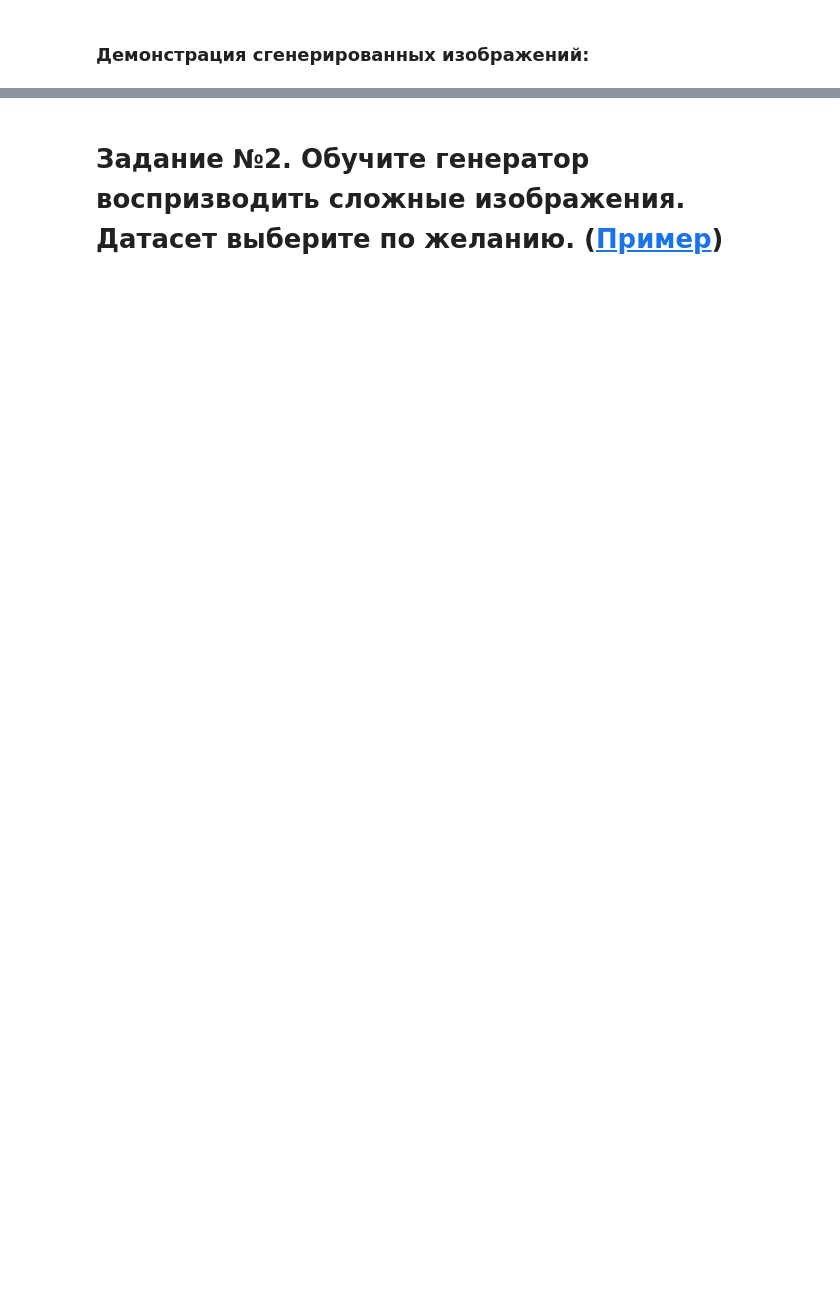
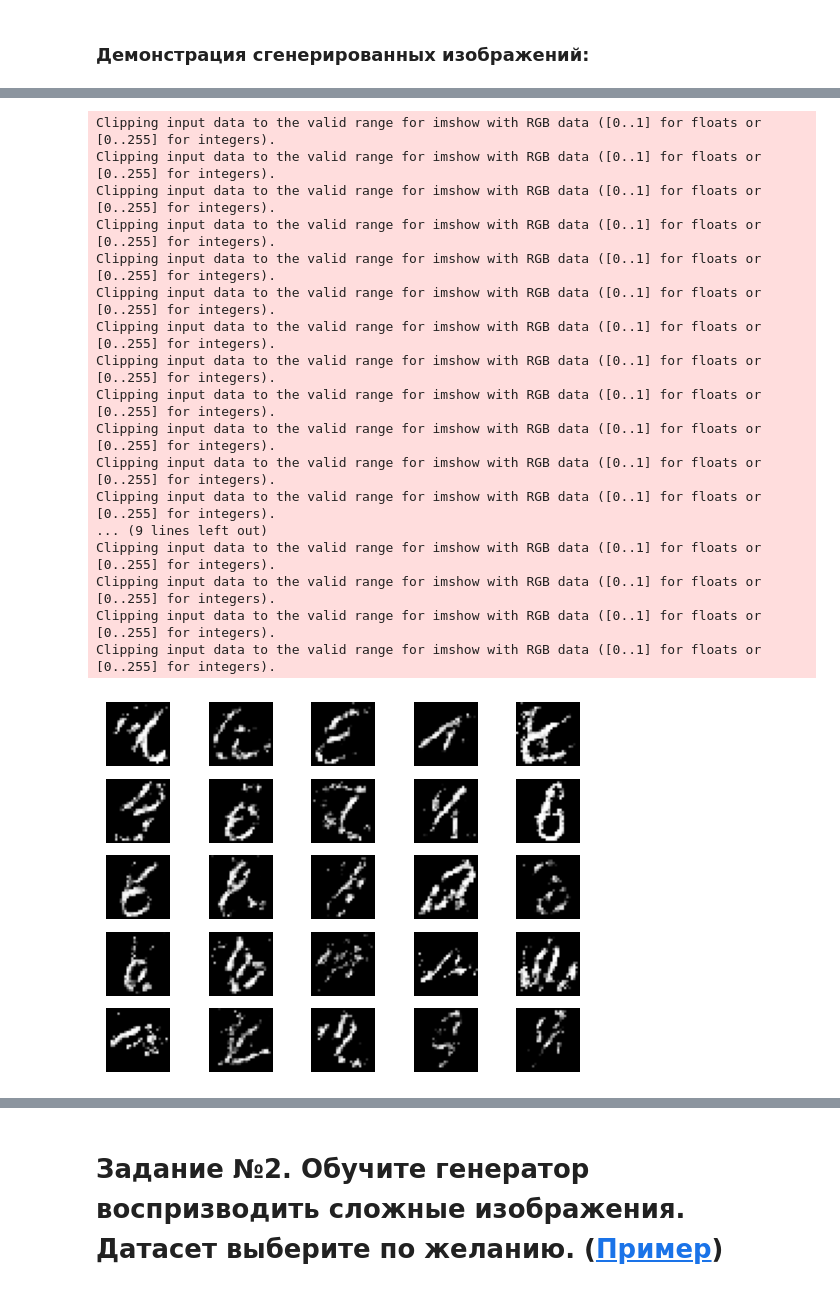
Before and after one commit to Flexlug/DeepLearning, a Jupyter notebook: Homework8/Homework8Part1.ipynb, the cells around one changed output, grey strips where cells are left out. Saved outputs shown, nothing was run; the diff lists cells and outputs as text; code cells hidden in the pictures; blank space fills up the shorter version.

```diff
--- a/Homework8/Homework8Part1.ipynb
+++ b/Homework8/Homework8Part1.ipynb
@@ -239,3 +217,29 @@ def save_imgs(epoch):
     Path('gen_images').mkdir(parents=True, exist_ok=True)
     fig.savefig('gen_images' + '\\' + f'epoch_{epoch}.png')
     plt.close()
+# %%
+img_rows = 28
+img_cols = 28
+channels = 1
+img_shape = (img_rows, img_cols, channels)
+
+# Определим наш оптимизатор для удобства использования в дальнейшем.
+optimizer = Adam(0.0002, 0.5)  #Скорость обучения и экспоненциальная скорость затухания для оценок первого момента.
+
+discriminator = build_discriminator()
+discriminator.compile(loss='binary_crossentropy',
+    optimizer=optimizer,
+    metrics=['accuracy'])
+
+generator = build_generator()
+generator.compile(loss='binary_crossentropy', optimizer=optimizer)
+
+z = Input(shape=(100,))
+img = generator(z)
+
+discriminator.trainable = False
+
+valid = discriminator(img)
+
+combined = Model(z, valid)
+combined.compile(loss='binary_crossentropy', optimizer=optimizer)
@@ -289,2 +278,6 @@ plt.imshow(gen_imgs[0], cmap='gray')
 # %% [markdown]
 ### Демонстрация сгенерированных изображений:
+# %%
+from keras.models import load_model
+
+gen = load_model('./att1_mong/generator_model_final_5.h5')
@@ -290,0 +286,34 @@ plt.imshow(gen_imgs[0], cmap='gray')
+# %%
+r, c = 5, 5
+fig, axs = plt.subplots(r, c)
+cnt = 0
+noise = np.random.normal(0, 1, (25, 100))
+gen_imgs = gen.predict(noise, verbose=0)
+
+for i in range(r):
+    for j in range(c):
+        img = cv2.cvtColor(gen_imgs[cnt], cv2.COLOR_BGR2RGB)
+        axs[i,j].imshow(img)
+        axs[i,j].axis('off')
+        cnt += 1
+
+plt.show()
+# %% [output]
+Clipping input data to the valid range for imshow with RGB data ([0..1] for floats or [0..255] for integers).
+Clipping input data to the valid range for imshow with RGB data ([0..1] for floats or [0..255] for integers).
+Clipping input data to the valid range for imshow with RGB data ([0..1] for floats or [0..255] for integers).
+Clipping input data to the valid range for imshow with RGB data ([0..1] for floats or [0..255] for integers).
+Clipping input data to the valid range for imshow with RGB data ([0..1] for floats or [0..255] for integers).
+Clipping input data to the valid range for imshow with RGB data ([0..1] for floats or [0..255] for integers).
+Clipping input data to the valid range for imshow with RGB data ([0..1] for floats or [0..255] for integers).
+Clipping input data to the valid range for imshow with RGB data ([0..1] for floats or [0..255] for integers).
+Clipping input data to the valid range for imshow with RGB data ([0..1] for floats or [0..255] for integers).
+Clipping input data to the valid range for imshow with RGB data ([0..1] for floats or [0..255] for integers).
+Clipping input data to the valid range for imshow with RGB data ([0..1] for floats or [0..255] for integers).
+Clipping input data to the valid range for imshow with RGB data ([0..1] for floats or [0..255] for integers).
+... (9 lines left out)
+Clipping input data to the valid range for imshow with RGB data ([0..1] for floats or [0..255] for integers).
+Clipping input data to the valid range for imshow with RGB data ([0..1] for floats or [0..255] for integers).
+Clipping input data to the valid range for imshow with RGB data ([0..1] for floats or [0..255] for integers).
+Clipping input data to the valid range for imshow with RGB data ([0..1] for floats or [0..255] for integers).
+[figure, added]
```
Also changed, not shown: parts of 40 cells of this notebook, 1 other file.
